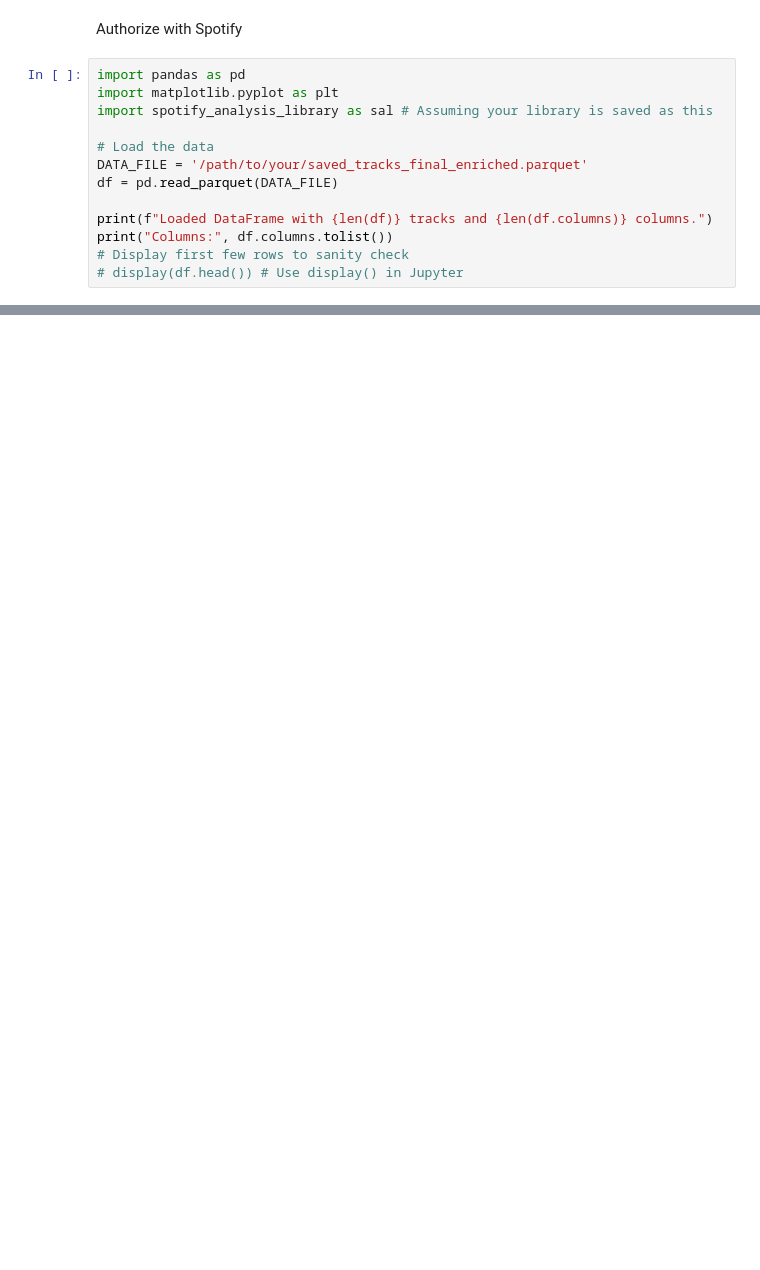
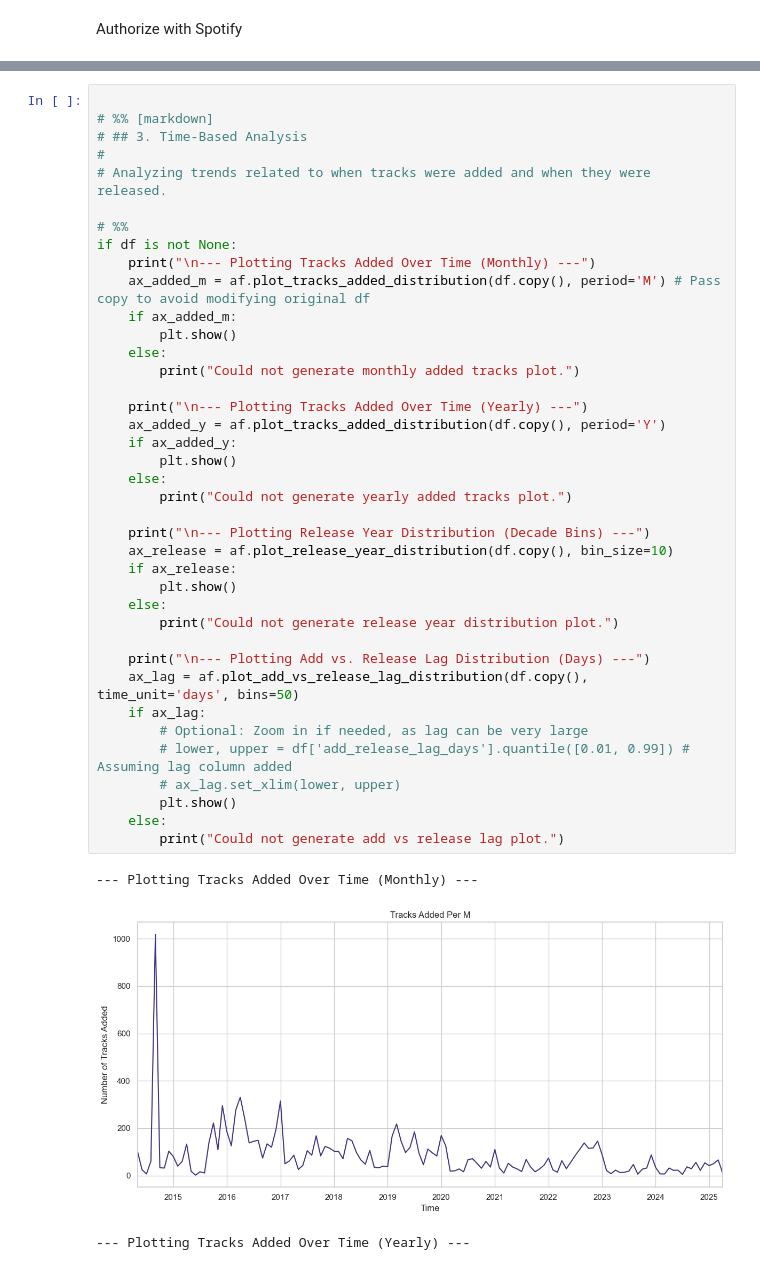
Before and after one commit to dougstrouth/spotipy_data_retrieval, a Jupyter notebook: analysis.ipynb, the cells around one changed output, grey strips where cells are left out. Cells and saved outputs as stored; diff of their text form; blank space fills up the shorter version.

Commit message:
statistical anlysis of library

```diff
--- a/analysis.ipynb
+++ b/analysis.ipynb
@@ -1,15 +1,2 @@
 # %% [markdown]
 Authorize with Spotify
-# %%
-import pandas as pd
-import matplotlib.pyplot as plt
-import spotify_analysis_library as sal # Assuming your library is saved as this
-
-# Load the data
-DATA_FILE = '/path/to/your/saved_tracks_final_enriched.parquet'
-df = pd.read_parquet(DATA_FILE)
-
-print(f"Loaded DataFrame with {len(df)} tracks and {len(df.columns)} columns.")
-print("Columns:", df.columns.tolist())
-# Display first few rows to sanity check
-# display(df.head()) # Use display() in Jupyter
@@ -242,0 +103,43 @@ SpotifyException: http status: 429, code: -1 - /v1/artists/?ids=36RRpnJoe7IJ8mV6
+# %%
+
+# %% [markdown]
+# ## 3. Time-Based Analysis
+#
+# Analyzing trends related to when tracks were added and when they were released.
+
+# %%
+if df is not None:
+    print("\n--- Plotting Tracks Added Over Time (Monthly) ---")
+    ax_added_m = af.plot_tracks_added_distribution(df.copy(), period='M') # Pass copy to avoid modifying original df
+    if ax_added_m:
+        plt.show()
+    else:
+        print("Could not generate monthly added tracks plot.")
+
+    print("\n--- Plotting Tracks Added Over Time (Yearly) ---")
+    ax_added_y = af.plot_tracks_added_distribution(df.copy(), period='Y')
+    if ax_added_y:
+        plt.show()
+    else:
+        print("Could not generate yearly added tracks plot.")
+
+    print("\n--- Plotting Release Year Distribution (Decade Bins) ---")
+    ax_release = af.plot_release_year_distribution(df.copy(), bin_size=10)
+    if ax_release:
+        plt.show()
+    else:
+        print("Could not generate release year distribution plot.")
+
+    print("\n--- Plotting Add vs. Release Lag Distribution (Days) ---")
+    ax_lag = af.plot_add_vs_release_lag_distribution(df.copy(), time_unit='days', bins=50)
+    if ax_lag:
+        # Optional: Zoom in if needed, as lag can be very large
+        # lower, upper = df['add_release_lag_days'].quantile([0.01, 0.99]) # Assuming lag column added
+        # ax_lag.set_xlim(lower, upper)
+        plt.show()
+    else:
+        print("Could not generate add vs release lag plot.")
+# %% [output]
+--- Plotting Tracks Added Over Time (Monthly) ---
+[figure, added]
+--- Plotting Tracks Added Over Time (Yearly) ---
```
Also changed, not shown: parts of 30 cells of this notebook, 7 other files.
